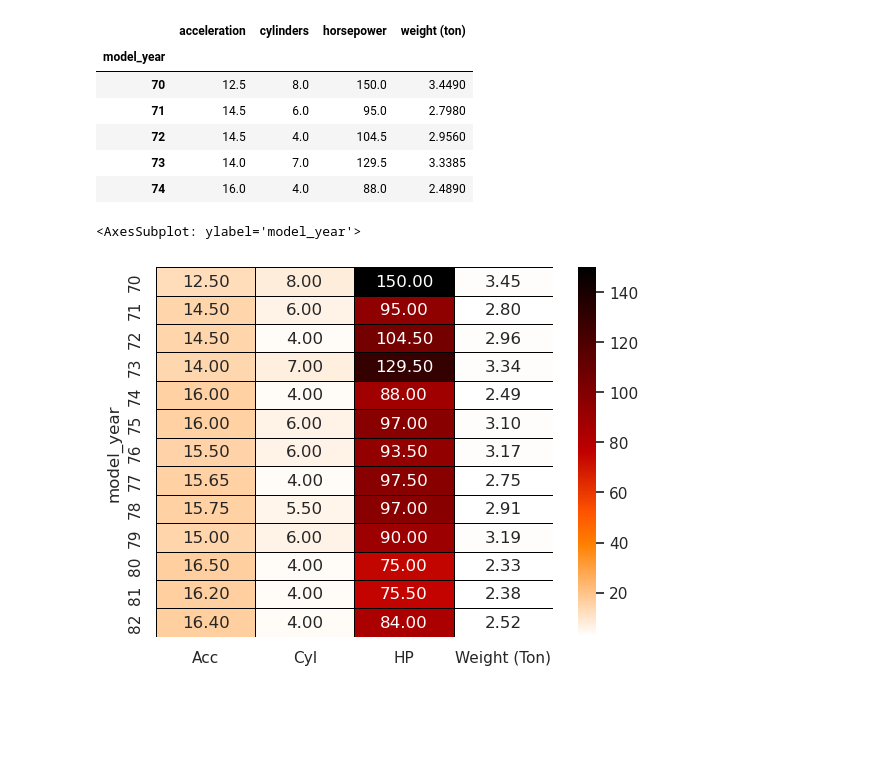
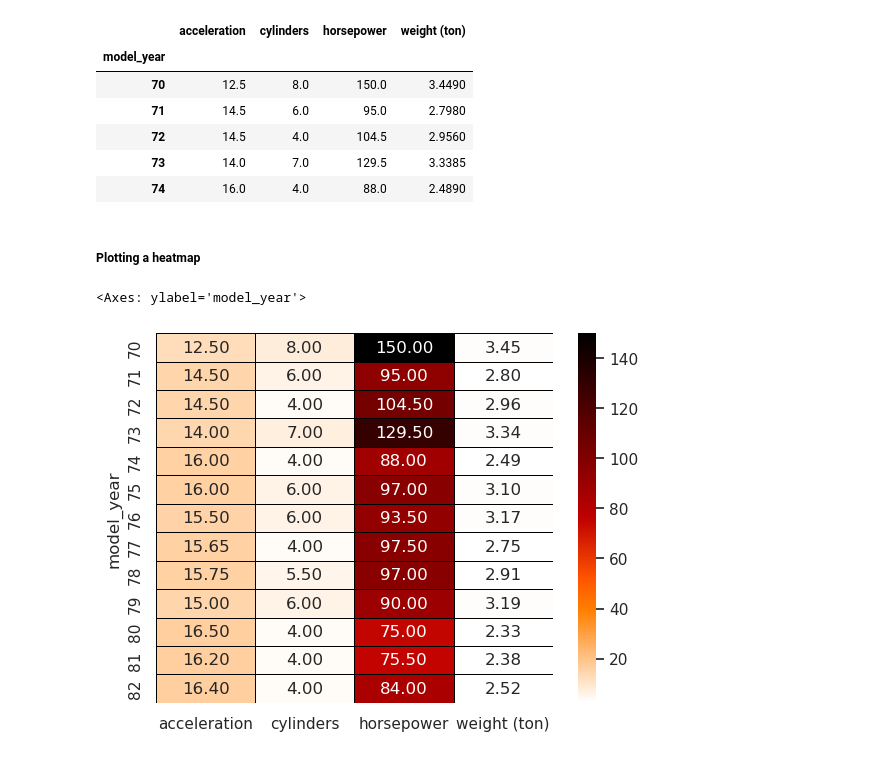
Before and after one commit to AindreaAjax/ML_Introduction, a Jupyter notebook: Data_Visualization/02_Visualizing_relations_between_two_or_more_variables.ipynb, the cells around one changed output. Saved outputs shown, nothing was run; the diff lists cells and outputs as text; code cells hidden in the pictures; blank space fills up the shorter version.

```diff
--- a/Data_Visualization/02_Visualizing_relations_between_two_or_more_variables.ipynb
+++ b/Data_Visualization/02_Visualizing_relations_between_two_or_more_variables.ipynb
@@ -166,16 +199,14 @@ mpg_1.head()
+# %% [markdown]
+##### Plotting a heatmap
 # %%
-ytick = mpg_1.index
-xtick = ["Acc", "Cyl", "HP", "Weight (Ton)"]
 sns.heatmap(
     mpg_1,
     annot=True,
     fmt=".2f",
     cmap="gist_heat_r",
-    xticklabels=xtick,
-    yticklabels=ytick,
     linewidths=0.5,
     linecolor="Black",
 )
 # %% [output]
-<AxesSubplot: ylabel='model_year'>
+<Axes: ylabel='model_year'>
-[figure, old version]
+[figure, new version]
```
Also changed, not shown: parts of 16 cells of this notebook, 9 other files.
